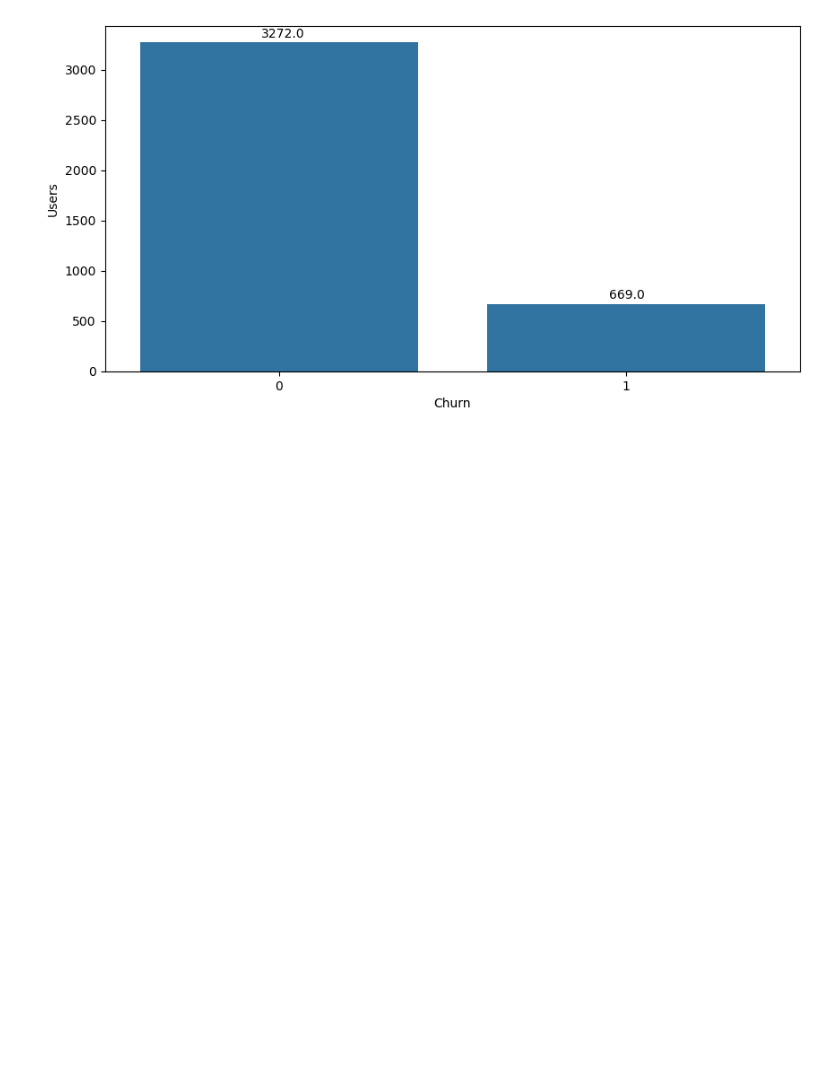
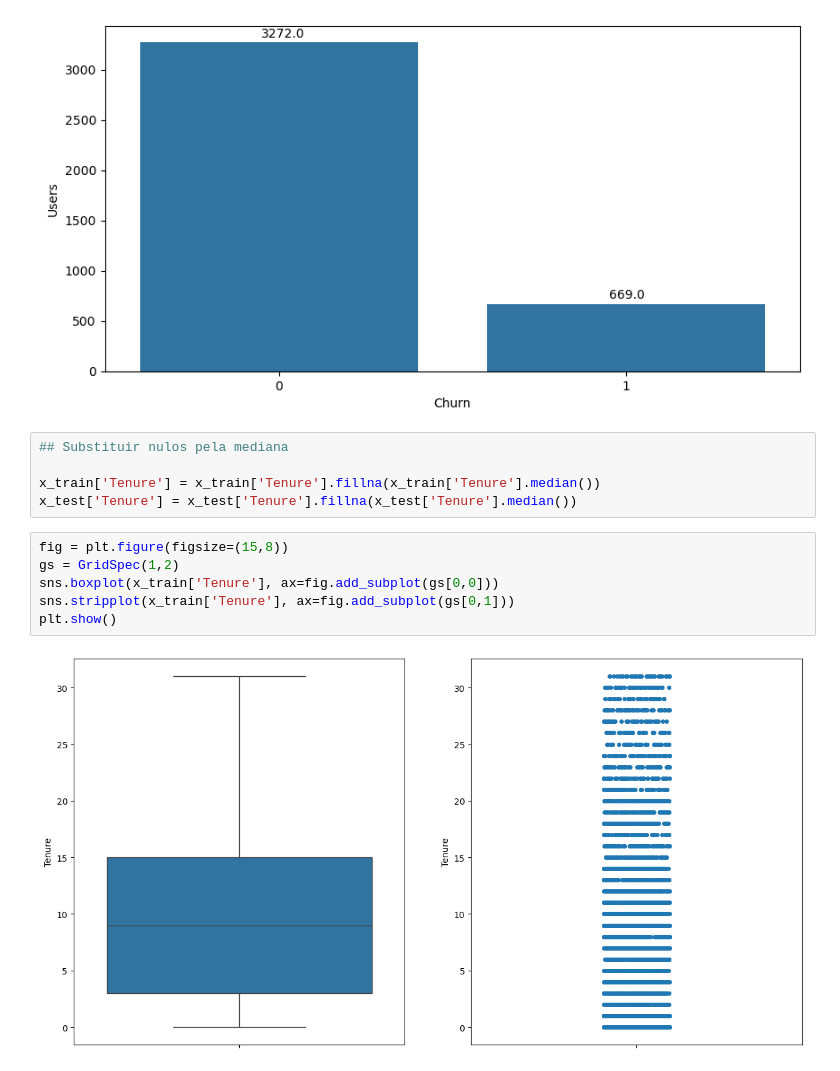
Before and after one commit to vtrnduda/ml-ecommerce-churn-prediction, a Jupyter notebook: notebooks/exploratory-analysis.ipynb, the cells around one changed output. Cells and saved outputs as stored; diff of their text form; blank space fills up the shorter version.

Commit message:
feat: analisa features 'Tenure', 'PreferredLoginDevice' e 'CityTier'

```diff
--- a/notebooks/exploratory-analysis.ipynb
+++ b/notebooks/exploratory-analysis.ipynb
@@ -70,3 +70,16 @@ plt.ylabel('Users')
 plt.show()
 # %% [output]
 [figure]
+# %%
+## Substituir nulos pela mediana
+
+x_train['Tenure'] = x_train['Tenure'].fillna(x_train['Tenure'].median())
+x_test['Tenure'] = x_test['Tenure'].fillna(x_test['Tenure'].median())
+# %%
+fig = plt.figure(figsize=(15,8))
+gs = GridSpec(1,2)
+sns.boxplot(x_train['Tenure'], ax=fig.add_subplot(gs[0,0]))
+sns.stripplot(x_train['Tenure'], ax=fig.add_subplot(gs[0,1]))
+plt.show()
+# %% [output]
+[figure, added]
```
Also changed, not shown: parts of 23 cells of this notebook.
